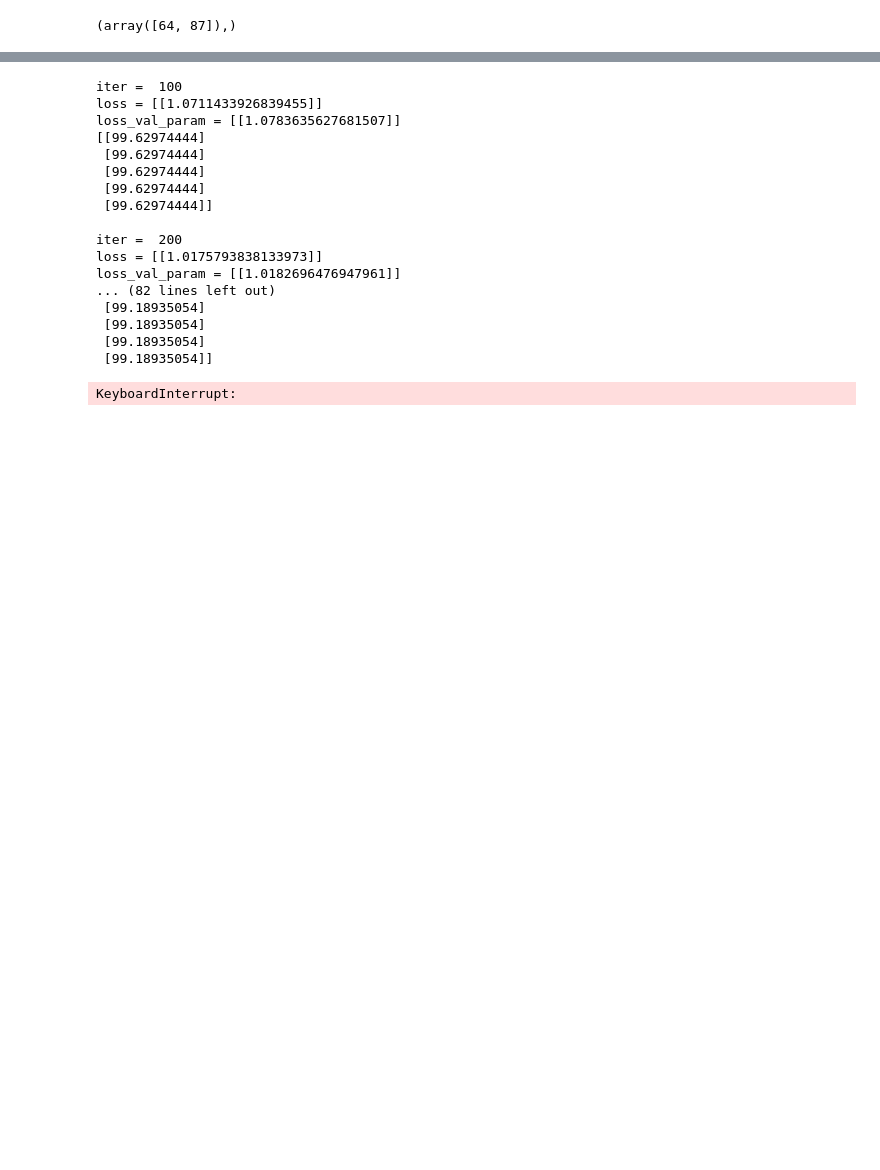
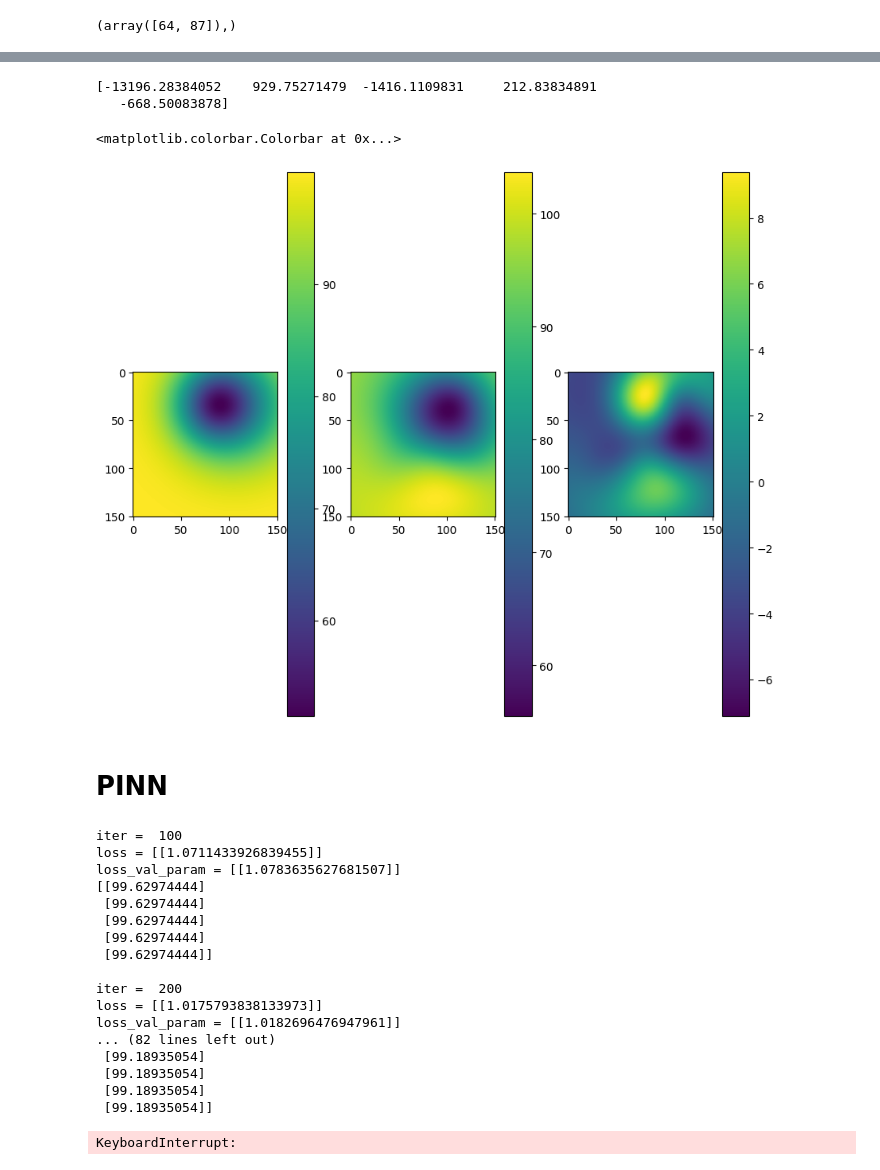
Before and after one commit to Alepescinaa/ScientificTools, a Jupyter notebook: Project1/Cp3/Checkpoint3.ipynb, the cells around one changed output, grey strips where cells are left out. Drawn from its saved outputs; the diff is of its cells as text; code cells hidden in the pictures; blank space fills up the shorter version.

```diff
--- a/Project1/Cp3/Checkpoint3.ipynb
+++ b/Project1/Cp3/Checkpoint3.ipynb
@@ -233,0 +207,25 @@ components.shape
+# %%
+u = A[:,0]
+y = C @ u
+# %%
+# compressed sensing problem
+k = 100
+Psi = U[:, :k]
+
+Theta = C @ Psi
+# %%
+# solving with CVX
+import cvxpy as cvx
+
+# Create vector variables (CVXPY Variable)
+s_c = cvx.Variable(Psi.shape[1])
+# Create the constraints (Python list)
+constraints = [Theta @ s_c == y]
+# Form objective
+obj = cvx.Minimize(cvx.norm(s_c, 1))
+# Form and solve problem
+prob = cvx.Problem(obj, constraints)
+prob.solve()  # Returns the optimal value.
+print("status:", prob.status)
+print("optimal value", prob.value)
+print("optimal var", s_c.value)
@@ -234 +250,28 @@ components.shape
+# %%
+k = 5
+n = 151
+
+bases = Psi[:, :k]
+coef = s_c.value[:k]
+
+urec = bases @ coef
+
+print(coef)
+fig,axs = plt.subplots(1,3, figsize = (10, 30))
+
+im0 = axs[0].imshow( np.reshape(u,(n,n) ) )
+plt.colorbar(im0)
+
+im1 = axs[1].imshow( np.reshape(urec,(n,n) ) )
+plt.colorbar(im1)
+
+im2 = axs[2].imshow( np.reshape(urec-u,(n,n) ) )
+plt.colorbar(im2)
+# %% [output]
+[-13196.28384052    929.75271479  -1416.1109831     212.83834891
+   -668.50083878]
+<matplotlib.colorbar.Colorbar at 0x...>
+[figure, added]
+# %% [markdown]
+# PINN
 # %%
```
Also changed, not shown: parts of 30 cells of this notebook.
